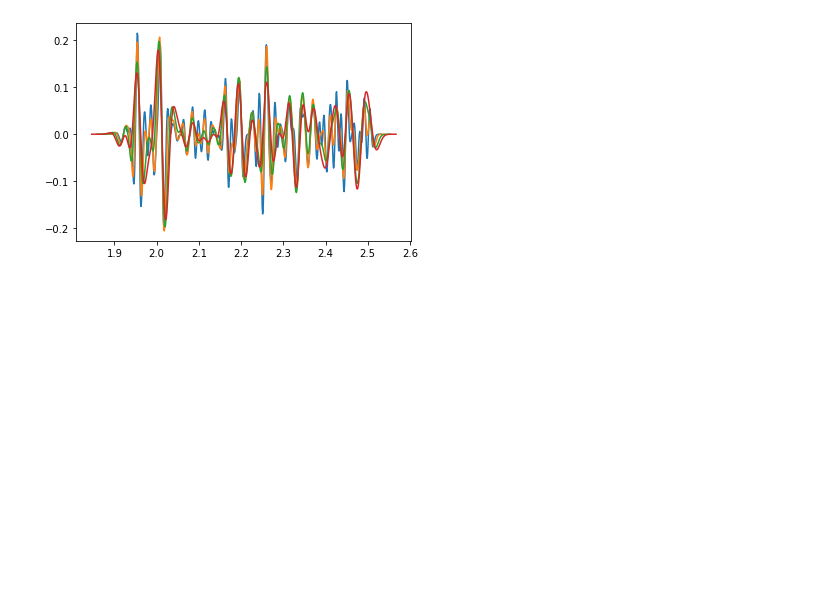
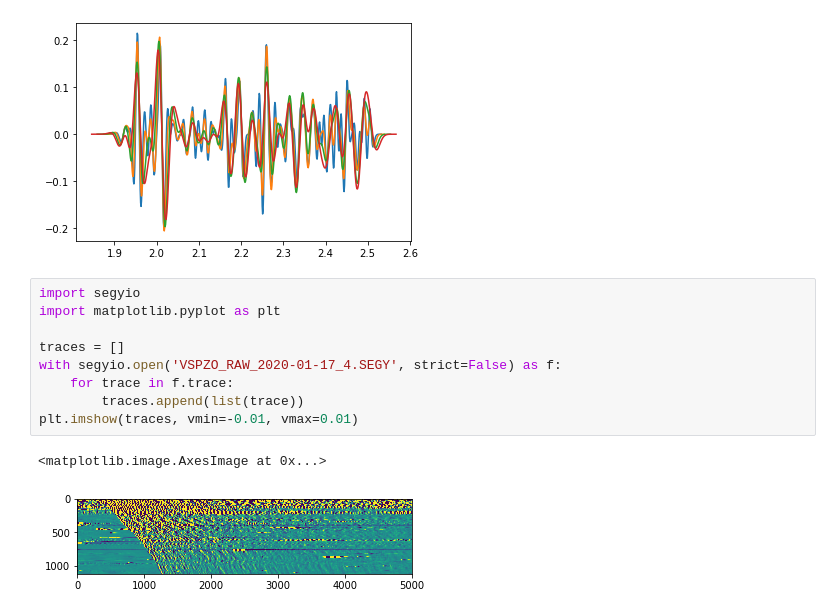
Before and after one commit to danxan/datamagic, a Jupyter notebook: mynotebook.ipynb, the cells around one changed output. Saved outputs shown, nothing was run; the diff lists cells and outputs as text; blank space fills up the shorter version.

Commit message:
Add segy plot

```diff
--- a/mynotebook.ipynb
+++ b/mynotebook.ipynb
@@ -76,3 +76,15 @@ plt.plot(curves[0], curves[4])
 # %% [output]
 [<matplotlib.lines.Line2D at 0x...>]
 [figure]
+# %%
+import segyio
+import matplotlib.pyplot as plt
+
+traces = []
+with segyio.open('VSPZO_RAW_2020-01-17_4.SEGY', strict=False) as f:
+    for trace in f.trace:
+        traces.append(list(trace))
+plt.imshow(traces, vmin=-0.01, vmax=0.01)
+# %% [output]
+<matplotlib.image.AxesImage at 0x...>
+[figure, added]
```
